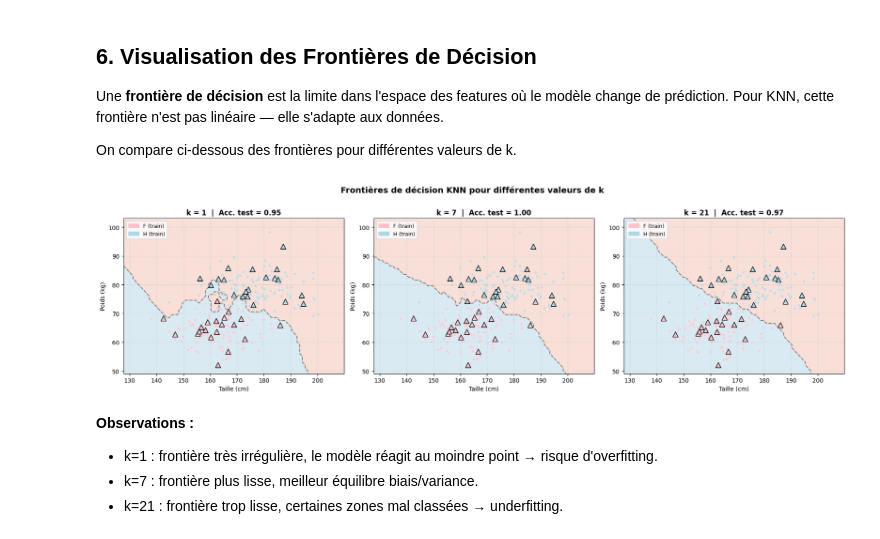
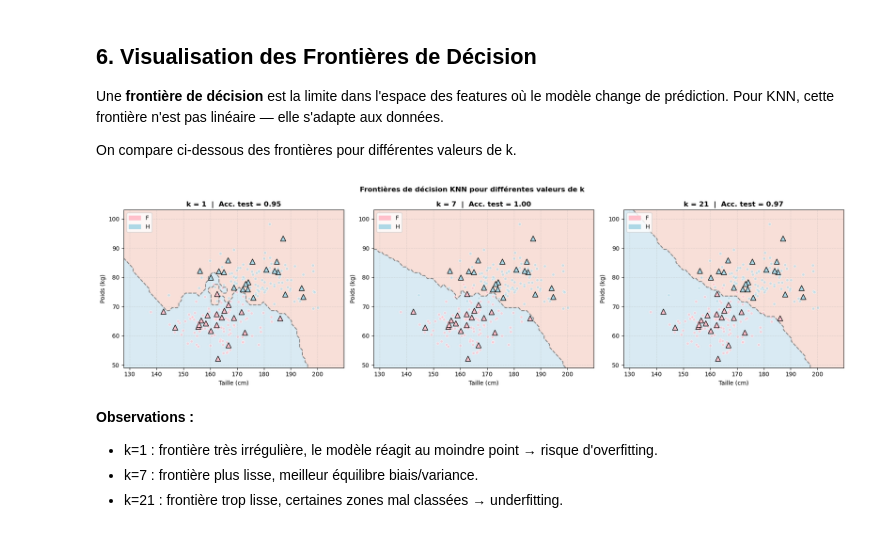
Before and after one commit to jujupomme03/GenderClassification, a Jupyter notebook: knn_project.ipynb, the cells around one changed output. Drawn from its saved outputs; the diff is of its cells as text; code cells hidden in the pictures.

```diff
--- a/knn_project.ipynb
+++ b/knn_project.ipynb
@@ -308,55 +308,40 @@ Une **frontière de décision** est la limite dans l'espace des features où le
 
 On compare ci-dessous des frontières pour différentes valeurs de k.
 # %%
-# Grille de prédiction
 h = 1.0
 x_min, x_max = X_train[:, 0].min() - 10, X_train[:, 0].max() + 10
 y_min, y_max = X_train[:, 1].min() - 5,  X_train[:, 1].max() + 5
-xx, yy = np.meshgrid(np.arange(x_min, x_max, h),
-                     np.arange(y_min, y_max, h))
+xx, yy = np.meshgrid(np.arange(x_min, x_max, h), np.arange(y_min, y_max, h))
 grid = np.c_[xx.ravel(), yy.ravel()]
 
 k_list = [1, best_k, 21]
 fig, axes = plt.subplots(1, 3, figsize=(18, 5))
-fig.suptitle("Frontières de décision KNN pour différentes valeurs de k",
-             fontsize=14, fontweight="bold", y=1.01)
+fig.suptitle("Frontières de décision KNN pour différentes valeurs de k", fontweight="bold")
 
 for ax, k in zip(axes, k_list):
-    Z = knn_predict(X_train, y_train, grid, k=k)
-    Z_num = np.where(Z == "F", 0, 1).reshape(xx.shape)
+    Z = np.where(knn_predict(X_train, y_train, grid, k=k) == "F", 0, 1).reshape(xx.shape)
 
-    ax.contourf(xx, yy, Z_num, alpha=0.25,
-                cmap=plt.cm.RdBu_r, levels=[-0.5, 0.5, 1.5])
-    ax.contour(xx, yy, Z_num, levels=[0.5], colors="gray",
-               linewidths=1.5, linestyles="--")
+    ax.contourf(xx, yy, Z, alpha=0.25, cmap=plt.cm.RdBu_r, levels=[-0.5, 0.5, 1.5])
+    ax.contour(xx, yy, Z, levels=[0.5], colors="gray", linewidths=1.5, linestyles="--")
 
     for label, color in [("F", "pink"), ("H", "lightblue")]:
-        mask = y_train == label
-        ax.scatter(X_train[mask, 0], X_train[mask, 1],
-                   color=color, alpha=0.6, s=25, edgecolors="white", linewidths=0.4)
-
-    # Afficher les individus de test avec leur vraie classe
-    for label, color in [("F", "pink"), ("H", "lightblue")]:
-        mask = y_test == label
-        ax.scatter(X_test[mask, 0], X_test[mask, 1],
-                   marker="^", color=color, s=80, edgecolors="black",
-                   linewidths=1.0, zorder=5)
+        ax.scatter(X_train[y_train == label, 0], X_train[y_train == label, 1],
+                   color=color, alpha=0.6, s=25, edgecolors="white")
+        ax.scatter(X_test[y_test == label, 0], X_test[y_test == label, 1],
+                   marker="^", color=color, s=80, edgecolors="black", zorder=5)
 
     acc = np.mean(knn_predict(X_train, y_train, X_test, k=k) == y_test)
-    ax.set_title(f"k = {k}  |  Acc. test = {acc:.2f}", fontsize=12, fontweight="bold")
+    ax.set_title(f"k = {k}  |  Acc. test = {acc:.2f}", fontweight="bold")
     ax.set_xlabel("Taille (cm)")
     ax.set_ylabel("Poids (kg)")
     ax.grid(True, linestyle="--", alpha=0.3)
-
-    patch_F = mpatches.Patch(color="pink", label="F (train)")
-    patch_H = mpatches.Patch(color="lightblue", label="H (train)")
-    ax.legend(handles=[patch_F, patch_H], fontsize=9, loc="upper left")
+    ax.legend(handles=[mpatches.Patch(color="pink", label="F"),
+                       mpatches.Patch(color="lightblue", label="H")], loc="upper left")
 
 plt.tight_layout()
-plt.savefig("decision_boundaries.png", dpi=150, bbox_inches="tight")
 plt.show()
 # %% [output]
-[figure, old version]
+[figure, new version]
 # %% [markdown]
 **Observations :**
 - k=1 : frontière très irrégulière, le modèle réagit au moindre point → risque d'overfitting.
```
Also changed, not shown: parts of 1 cell of this notebook, 5 other files.
